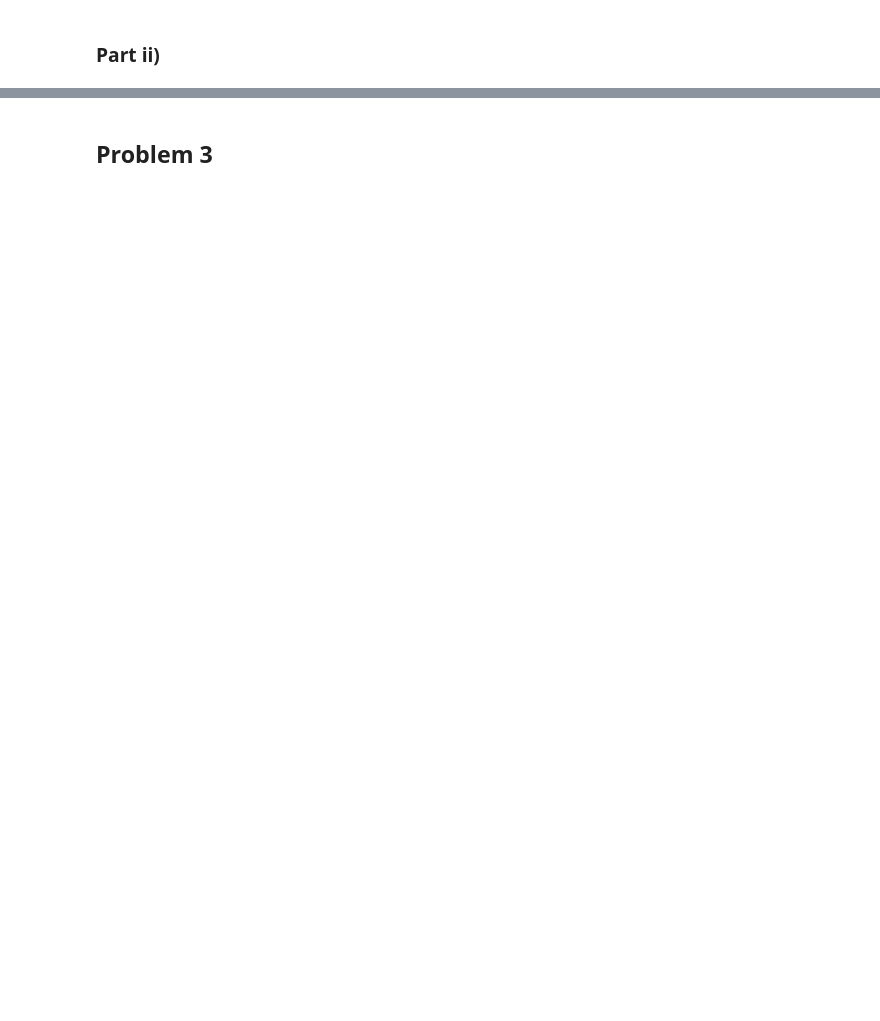
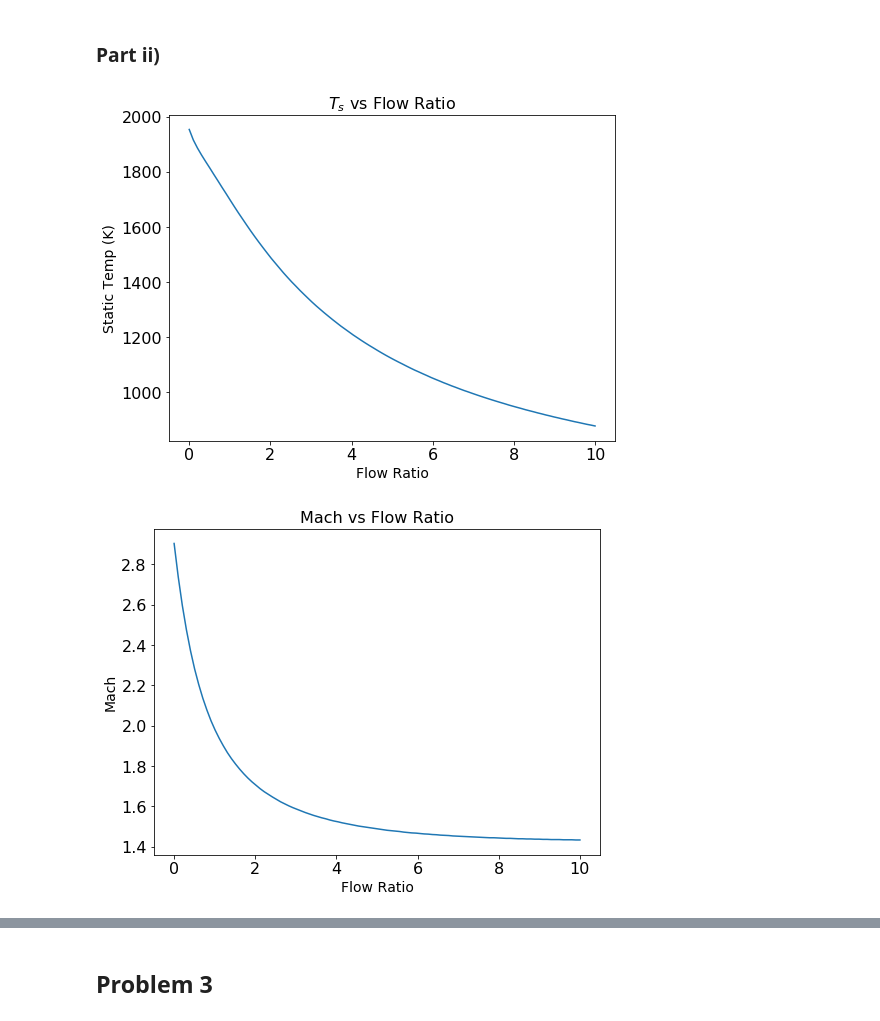
Before and after one commit to BananaBonanza/AAE537, a Jupyter notebook: aae537Hw3.ipynb, the cells around one changed output, grey strips where cells are left out. Cells and saved outputs as stored; diff of their text form; code cells hidden in the pictures; blank space fills up the shorter version.

```diff
--- a/aae537Hw3.ipynb
+++ b/aae537Hw3.ipynb
@@ -153,0 +287,18 @@ print(exitMach)
+# %%
+
+graph(alpha,[statTemp(T_tmFunc(item),M_mNewton(item),
+                      gamma_mFunc(item)) for item in alpha],
+      "Flow Ratio", "Static Temp (K)", "$T_s$ vs Flow Ratio")
+graph(alpha,[M_mNewton(item) for item in alpha],
+      "Flow Ratio","Mach", "Mach vs Flow Ratio")
+graph(alpha,[A_mFunc(item) for item in alpha],
+     "Flow Ratio", "Flow Area", "Area vs Flow Ratio")
+graph(alpha,[C_pmFunc(item) for item in alpha], "Flow Ratio",
+     "$C_p$ of mixture", "$C_p$ vs Flow Ratio")
+graph(alpha,
+     [A_mFunc(item)/(A_aFunc(item) + A_eFunc(item)) for item in alpha],
+     "Flow Ratio","Mixed area/sum of inlet areas",
+      "Relating mixed to inlet for a given Flow Ratio")
+# %% [output]
+[figure, added]
+[figure, added]
```
Also changed, not shown: parts of 9 cells of this notebook.
